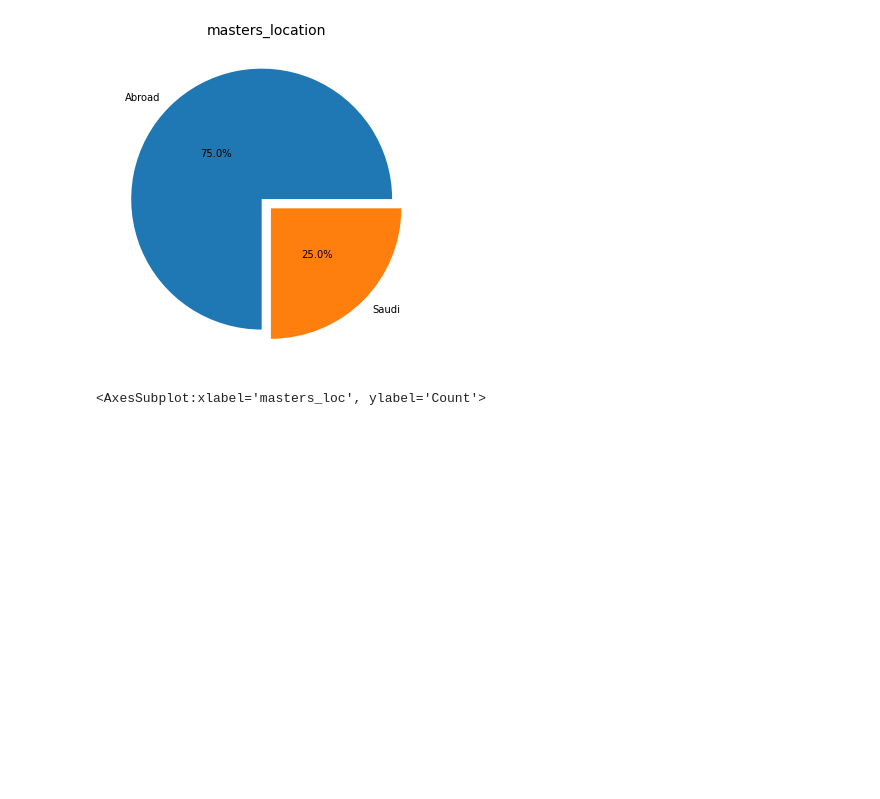
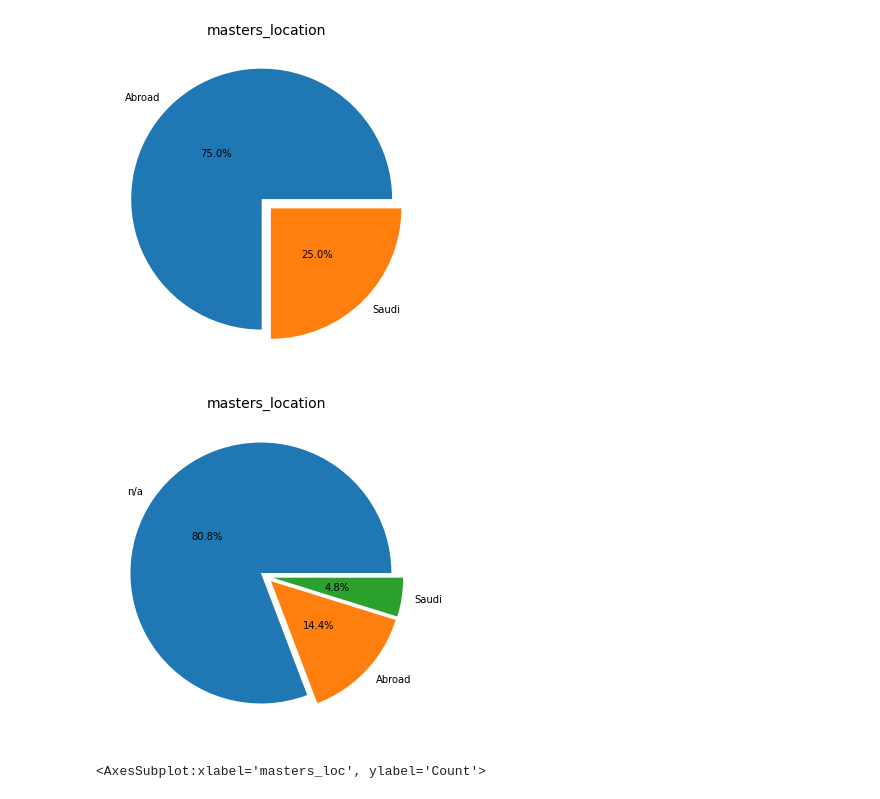
Before and after one commit to isbader/pae_project, a Jupyter notebook: pae_analysis.ipynb, the cells around one changed output. Cells and saved outputs as stored; diff of their text form; code cells hidden in the pictures; blank space fills up the shorter version.

```diff
--- a/pae_analysis.ipynb
+++ b/pae_analysis.ipynb
@@ -390,6 +342,10 @@ pie_chart('masters_location','masters_location_pie',df['masters_loc'],2)
 [figure]
 # %%
 df['masters_loc'].fillna('n/a',inplace=True)
+# %%
+pie_chart('masters_location','masters_location_pie',df['masters_loc'],3)
+# %% [output]
+[figure, added]
 # %%
 sns.histplot(df['masters_loc'])
 # %% [output]
```
Also changed, not shown: parts of 44 cells of this notebook, 3 other files.
